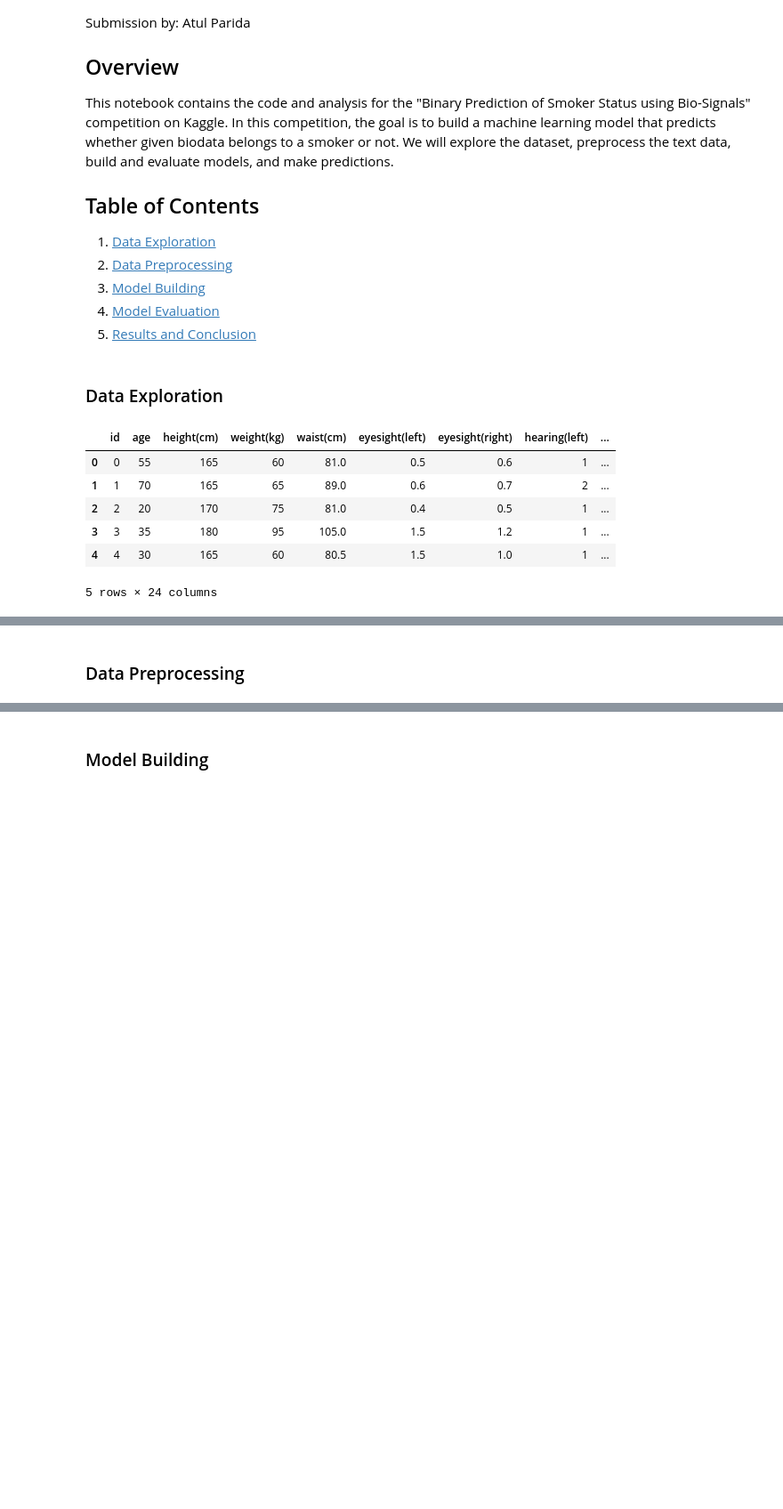
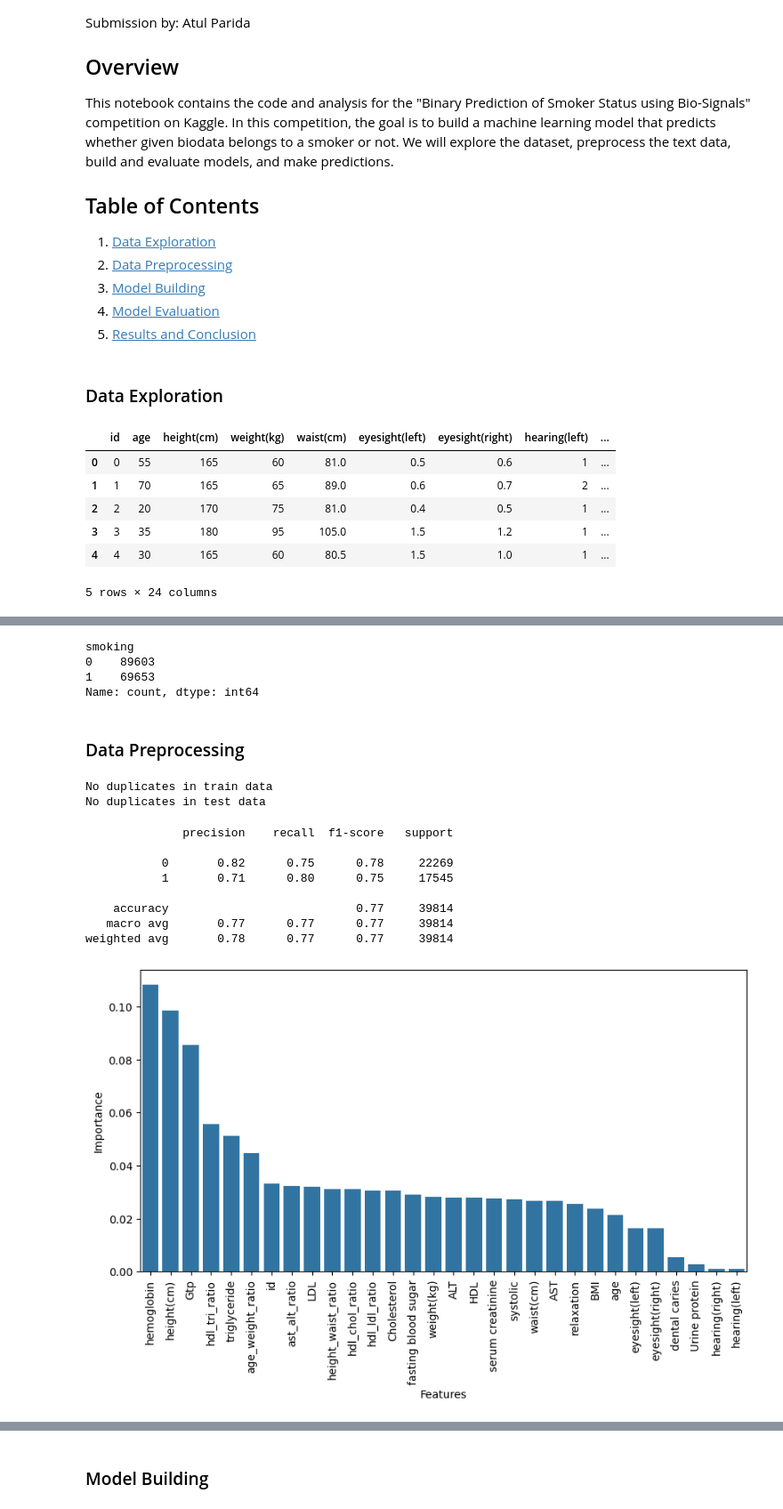
Before and after one commit to T2LIPthedeveloper/ML-and-AI-Projects, a Jupyter notebook: Binary-Prediction-Smoker-Bio-Signals/smoker_bio_pred_v1.ipynb, the cells around one changed output, grey strips where cells are left out. Shown at 89% size. Cells and saved outputs as stored; diff of their text form; code cells hidden in the pictures; blank space fills up the shorter version.

Commit message:
Smoker Bio-Signals Predictions submitted

```diff
--- a/Binary-Prediction-Smoker-Bio-Signals/smoker_bio_pred_v1.ipynb
+++ b/Binary-Prediction-Smoker-Bio-Signals/smoker_bio_pred_v1.ipynb
@@ -42,2 +145,28 @@ train_data.head()
+# %%
+# Unique values in smoking column, understand distribution
+uniq = train_data['smoking'].value_counts()
+uniq
+# %% [output]
+smoking
+0    89603
+1    69653
+Name: count, dtype: int64
 # %% [markdown]
 ### Data Preprocessing
+# %%
+# Duplicate row removal
+
+train_data = train_data.drop_duplicates()
+if train_data.duplicated().sum() == 0:
+    print('No duplicates in train data')
+else:
+    print('Duplicates in train data')
+
+test_data = test_data.drop_duplicates()
+if test_data.duplicated().sum() == 0:
+    print('No duplicates in test data')
+else:
+    print('Duplicates in test data')
+# %% [output]
+No duplicates in train data
+No duplicates in test data
@@ -43,0 +193,47 @@ train_data.head()
+# %%
+# Feature-target split
+X = train_data.drop(['smoking'], axis=1)
+y = train_data['smoking']
+# %%
+# Feature importance testing
+def feature_importances(df):
+    X = df.drop(['smoking'], axis=1)
+    y = df['smoking']
+
+    # train-test split
+    X_train, X_test, y_train, y_test = train_test_split(X, y, test_size=0.25, random_state=42, shuffle=True)
+
+    # Train a random forest classifier
+    model = RandomForestClassifier(n_estimators=100, random_state=42)
+    model.fit(X_train, y_train)
+
+    # make predictions
+    y_pred = model.predict(X_test)
+    y_pred_proba = model.predict_proba(X_test)[:, 1]
+
+    # Classification report
+    print(classification_report(y_test, y_pred))
+
+    # Feature importance
+    importances = pd.DataFrame({'Features': X_train.columns, 'Importance': model.feature_importances_})
+    importances = importances.sort_values(by='Importance', ascending=False)
+
+    # Plot importances
+    plt.figure(figsize=(10, 5))
+    sns.barplot(x='Features', y='Importance', data=importances)
+    plt.xticks(rotation=90)
+
+    plt.show()
+# %%
+# Feature importance for train data
+feature_importances(train_data)
+# %% [output]
+              precision    recall  f1-score   support
+
+           0       0.82      0.75      0.78     22269
+           1       0.71      0.80      0.75     17545
+
+    accuracy                           0.77     39814
+   macro avg       0.77      0.77      0.77     39814
+weighted avg       0.78      0.77      0.77     39814
+[figure, added]
```
Also changed, not shown: parts of 20 cells of this notebook, 3 other files.
